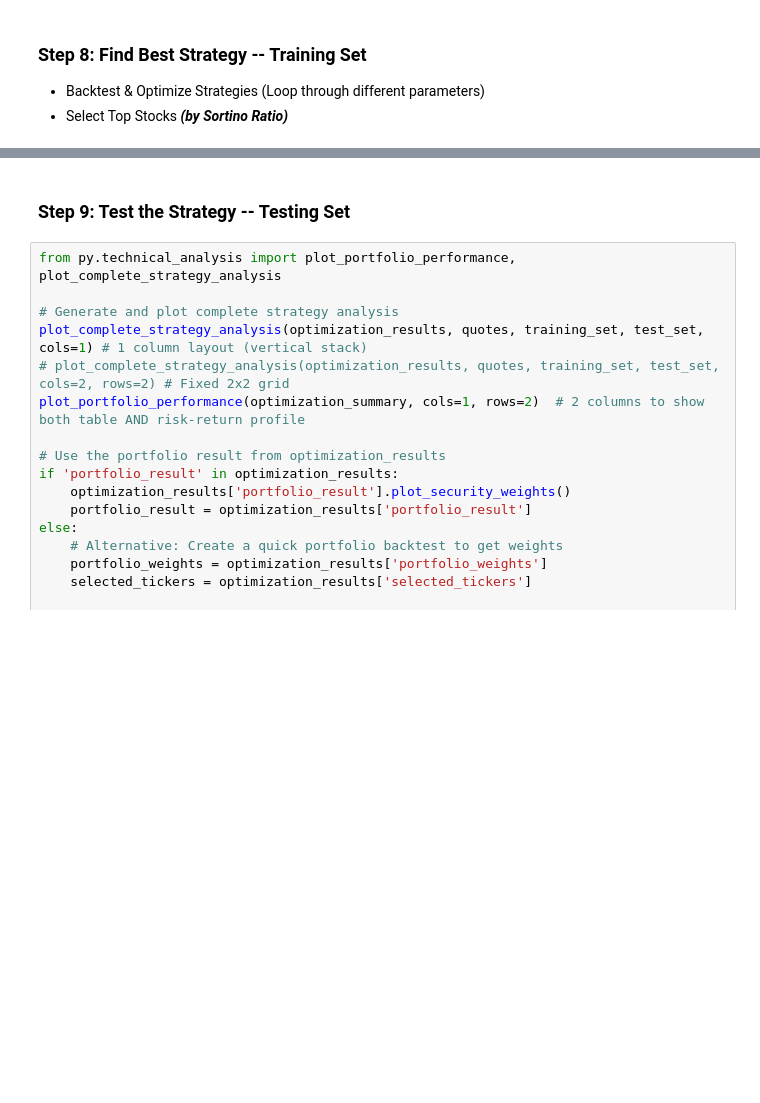
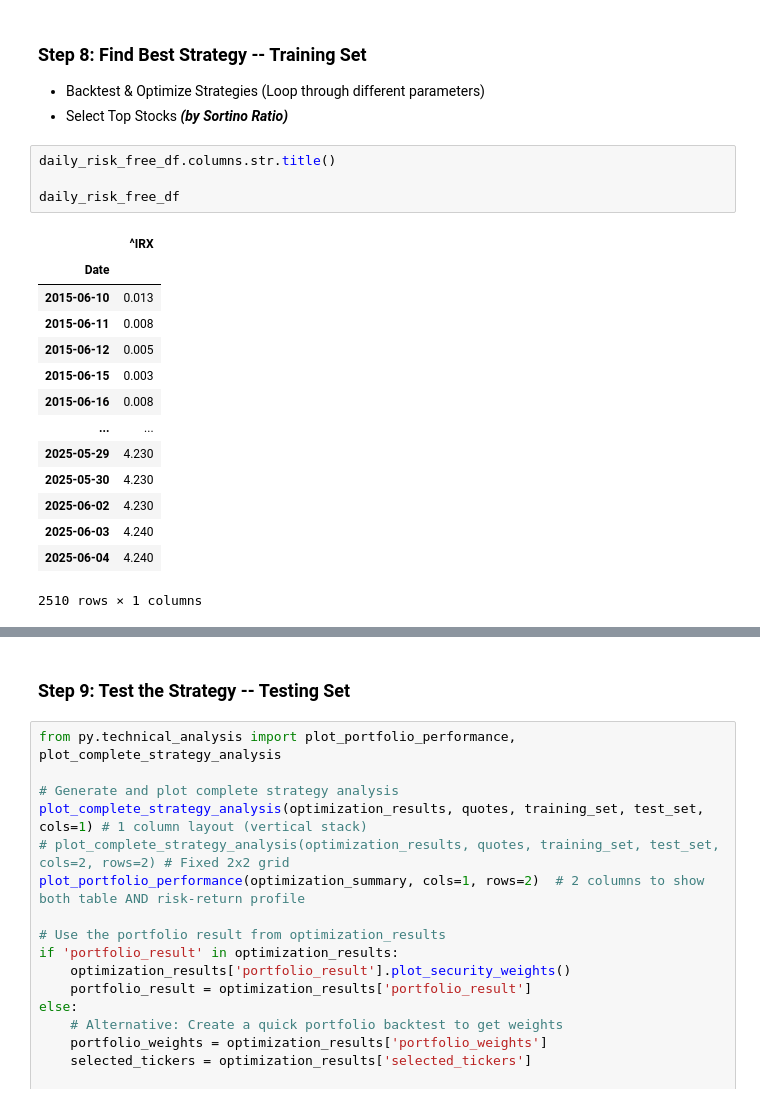
Before and after one commit to renan-peres/mfin-algo-trading-team, a Jupyter notebook: 02_short_term_portfolio.ipynb, the cells around one changed output, grey strips where cells are left out. Cells and saved outputs as stored; diff of their text form; blank space fills up the shorter version.

```diff
--- a/02_short_term_portfolio.ipynb
+++ b/02_short_term_portfolio.ipynb
@@ -343,4 +343,23 @@ Testing period: 2023-06-02 00:00:00 to 2025-06-04 00:00:00
 ### Step 8: Find Best Strategy -- Training Set
 - Backtest & Optimize Strategies (Loop through different parameters)
 - Select Top Stocks ***(by Sortino Ratio)***
+# %%
+daily_risk_free_df.columns.str.title()
+
+daily_risk_free_df
+# %% [output]
+|  | ^IRX |
+| Date |  |
+| 2015-06-10 | 0.013 |
+| 2015-06-11 | 0.008 |
+| 2015-06-12 | 0.005 |
+| 2015-06-15 | 0.003 |
+| 2015-06-16 | 0.008 |
+| ... | ... |
+| 2025-05-29 | 4.230 |
+| 2025-05-30 | 4.230 |
+| 2025-06-02 | 4.230 |
+| 2025-06-03 | 4.240 |
+| 2025-06-04 | 4.240 |
+2510 rows × 1 columns
 # %%
```
Also changed, not shown: parts of 12 cells of this notebook, 18 other files.
